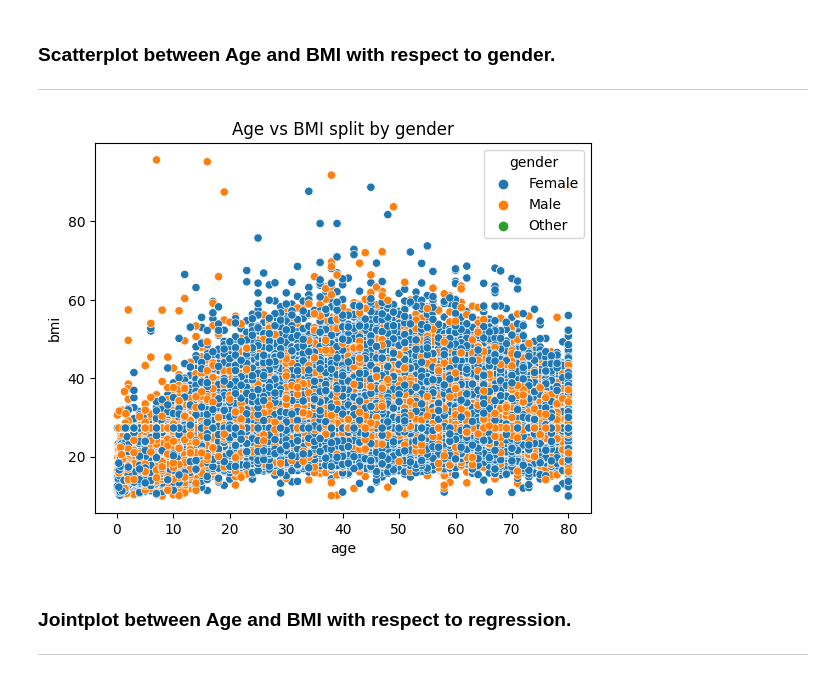
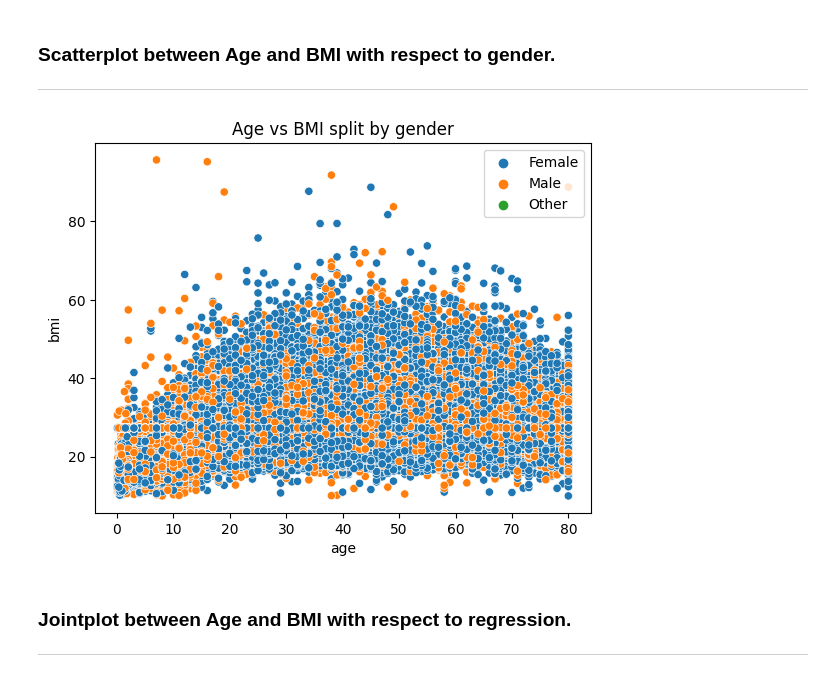
Before and after one commit to Suman-Adhikary/Diabetes-Prediction, a Jupyter notebook: Diabetes_Prediction.ipynb, the cells around one changed output. Cells and saved outputs as stored; diff of their text form; code cells hidden in the pictures.

```diff
--- a/Diabetes_Prediction.ipynb
+++ b/Diabetes_Prediction.ipynb
@@ -425,9 +435,10 @@ plt.show()
 # %%
 sns.scatterplot(data=dataset, x="age", y="bmi", hue="gender")
 plt.title('Age vs BMI split by gender')
+plt.legend(loc='best')
 plt.show()
 # %% [output]
-[figure, old version]
+[figure, new version]
 # %% [markdown]
 ### Jointplot between Age and BMI with respect to regression.
 
```
Also changed, not shown: parts of 118 cells of this notebook.
